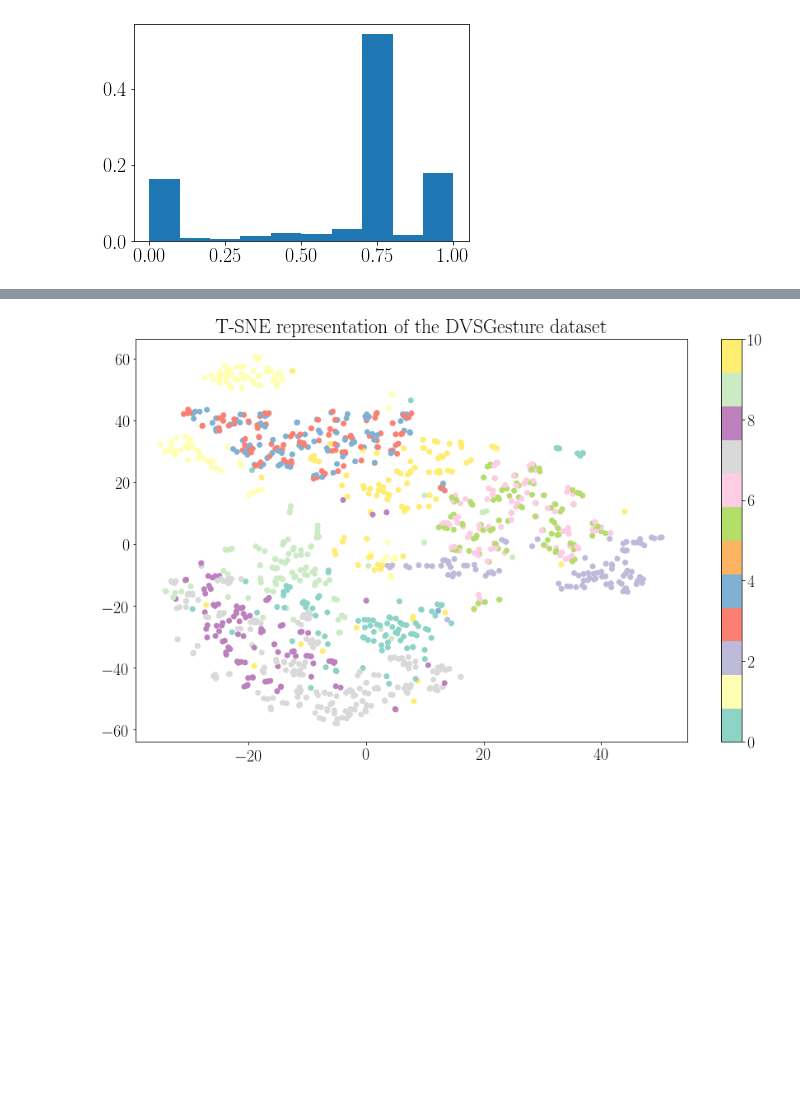
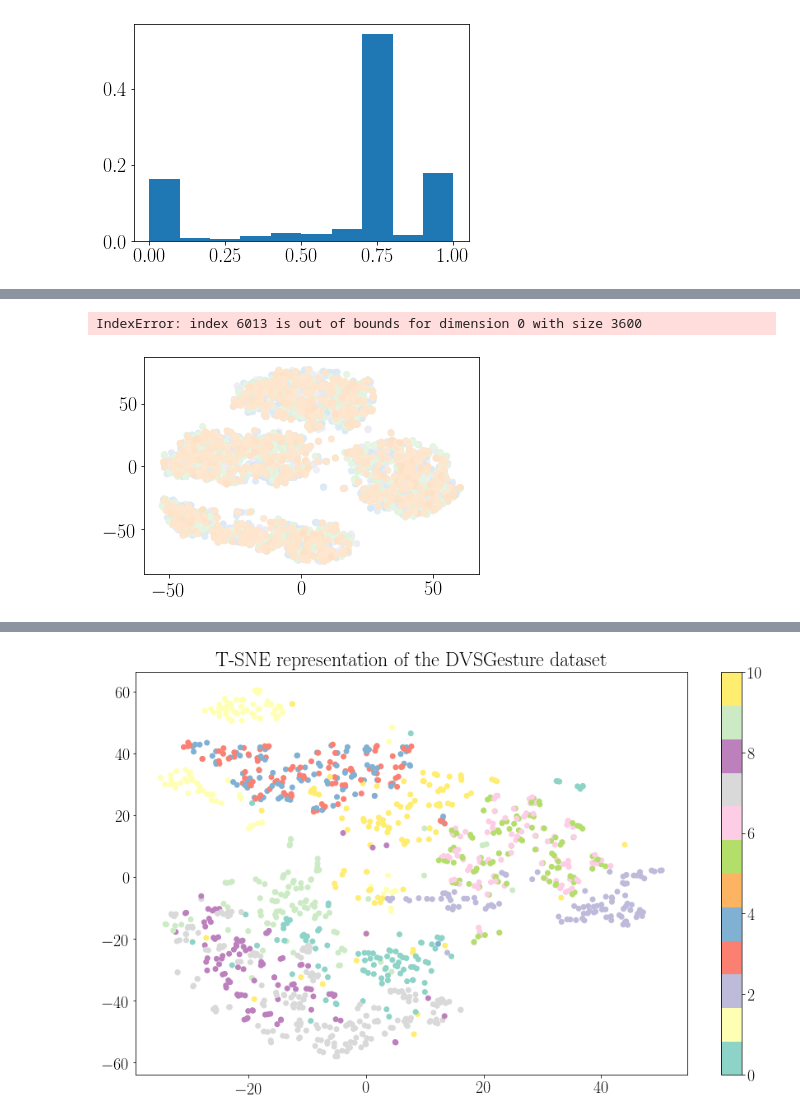
Before and after one commit to kclip/BayesBiSNN, a Jupyter notebook: BBSNN_notebook.ipynb, the cells around one changed output, grey strips where cells are left out. Drawn from its saved outputs; the diff is of its cells as text; code cells hidden in the pictures; blank space fills up the shorter version.

```diff
--- a/BBSNN_notebook.ipynb
+++ b/BBSNN_notebook.ipynb
@@ -234,7 +284,7 @@ for i in range(n_batchs):
 # %%
-tsne = TSNE()
-test = np.empty([0, 2])
-for i in range(int(inputs_.shape[0] / batch_size)):
+# tsne = TSNE()
+# test = np.empty([0, 2])
+# for i in range(int(inputs_.shape[0] / batch_size)):
 #     test = np.vstack((test, tsne.fit_transform(inputs_[i * batch_size : (i + 1) * batch_size], labels_[i * batch_size : (i + 1) * batch_size])))
 # %%
 tsne = TSNE()
@@ -254,0 +292,13 @@ Counter({2.0: 900,
+# %%
+results_file = r'C:\Users\K1804053\results\003__04-11-2020_mnist_dvs_bbsnnrp_1000_epochs_temp_1.000000_prior_0.500000_rho_0.000001_lr_0.001000'
+
+idxs_train_mode = np.load(results_file + r'\idxs_test_mode.npy')
+preds_train_mode = np.load(results_file + r'\test_predictions_latest_mode.npy')
+
+idxs_test_mode = np.load(results_file + r'\idxs_train_mode.npy')
+preds_test_mode = np.load(results_file + r'\train_predictions_latest_mode.npy')
+
+preds_train_mode = (preds_train_mode - np.min(preds_train_mode)) / (np.max(preds_train_mode) - np.min(preds_train_mode))
+preds_train_mode = torch.softmax(torch.tensor(preds_train_mode), axis=-1).numpy()
+# preds_train_mode = np.max(preds_train_mode, axis=-1)
+preds_train_mode
@@ -254,0 +322,25 @@ Counter({2.0: 900,
+# %%
+d1 = {i:i for i in range(1800)}
+d2 = {i+5400:i+1800 for i in range(900)}
+d3 = {i+8100:i+2700 for i in range(900)}
+mapping_fulltoreduced_train = dict(d1)
+mapping_fulltoreduced_train.update(d2)
+mapping_fulltoreduced_train.update(d3)
+# %%
+cmap = {0:'Purples', 1:'Blues', 6:'Greens', 9:'Oranges'}
+for lbl in labels_considered:
+    idxs_small_train_mode = [mapping_fulltoreduced_train[i] for i in idxs_train_mode]
+    idxs_train_mode[np.where(labels_[idxs_small_train_mode] == 0)[0]]
+    transformed = test[:n_samples_train]
+    plt.scatter(transformed[idxs_train_lbl_mode, 0], transformed[idxs_train_lbl_mode, 1], c=preds_train_mode[np.where(labels_train[idxs_train_mode] == lbl)[0]], cmap=cmap[lbl], vmin=0, vmax=1)
+# %% [output]
+IndexError: index 6013 is out of bounds for dimension 0 with size 3600
+# %%
+cmap = {0:'Purples', 1:'Blues', 6:'Greens', 9:'Oranges'}
+for lbl in labels_considered:
+    idxs_predicted_lbl = idxs_train_mode[np.where(np.argmax(preds_train_mode, axis=-1) == lbl)[0]]
+    idxs_transformed = [mapping_fulltoreduced_train[i] for i in idxs_predicted_lbl]
+    transformed = test[:n_samples_train][idxs_transformed]
+    plt.scatter(transformed[:, 0], transformed[:, 1], c=np.max(preds_train_mode, axis=-1)[np.where(np.argmax(preds_train_mode, axis=-1) == lbl)[0]], cmap=cmap[lbl], vmin=0, vmax=1)
+# %% [output]
+[figure, added]
```
Also changed, not shown: parts of 12 cells of this notebook, 4 other files.
